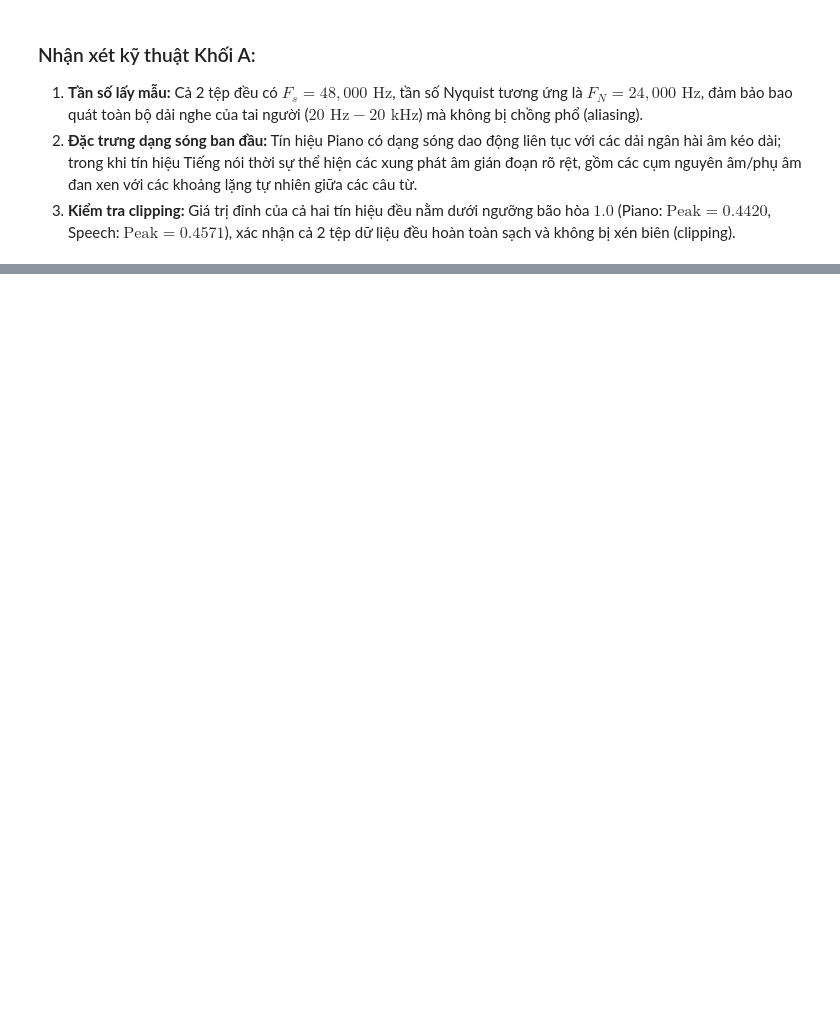
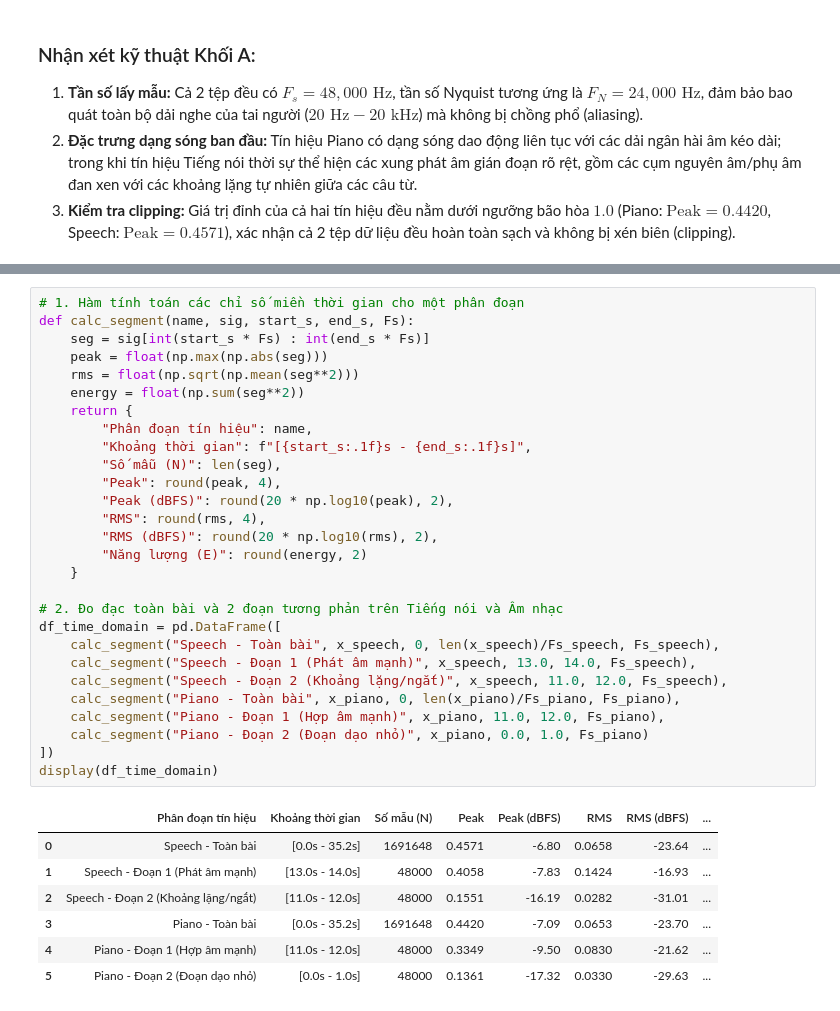
Before and after one commit to vminh16/Lab01_2351260673_NguyenVanMinh, a Jupyter notebook: Lab01_2351260673.ipynb, the cells around one changed output, grey strips where cells are left out. Saved outputs shown, nothing was run; the diff lists cells and outputs as text; blank space fills up the shorter version.

```diff
--- a/Lab01_2351260673.ipynb
+++ b/Lab01_2351260673.ipynb
@@ -81,0 +91,36 @@ plt.show()
+# %%
+# 1. Hàm tính toán các chỉ số miền thời gian cho một phân đoạn
+def calc_segment(name, sig, start_s, end_s, Fs):
+    seg = sig[int(start_s * Fs) : int(end_s * Fs)]
+    peak = float(np.max(np.abs(seg)))
+    rms = float(np.sqrt(np.mean(seg**2)))
+    energy = float(np.sum(seg**2))
+    return {
+        "Phân đoạn tín hiệu": name,
+        "Khoảng thời gian": f"[{start_s:.1f}s - {end_s:.1f}s]",
+        "Số mẫu (N)": len(seg),
+        "Peak": round(peak, 4),
+        "Peak (dBFS)": round(20 * np.log10(peak), 2),
+        "RMS": round(rms, 4),
+        "RMS (dBFS)": round(20 * np.log10(rms), 2),
+        "Năng lượng (E)": round(energy, 2)
+    }
+
+# 2. Đo đạc toàn bài và 2 đoạn tương phản trên Tiếng nói và Âm nhạc
+df_time_domain = pd.DataFrame([
+    calc_segment("Speech - Toàn bài", x_speech, 0, len(x_speech)/Fs_speech, Fs_speech),
+    calc_segment("Speech - Đoạn 1 (Phát âm mạnh)", x_speech, 13.0, 14.0, Fs_speech),
+    calc_segment("Speech - Đoạn 2 (Khoảng lặng/ngắt)", x_speech, 11.0, 12.0, Fs_speech),
+    calc_segment("Piano - Toàn bài", x_piano, 0, len(x_piano)/Fs_piano, Fs_piano),
+    calc_segment("Piano - Đoạn 1 (Hợp âm mạnh)", x_piano, 11.0, 12.0, Fs_piano),
+    calc_segment("Piano - Đoạn 2 (Đoạn dạo nhỏ)", x_piano, 0.0, 1.0, Fs_piano)
+])
+display(df_time_domain)
+# %% [output]
+|  | Phân đoạn tín hiệu | Khoảng thời gian | Số mẫu (N) | Peak | Peak (dBFS) | RMS | RMS (dBFS) | ... |
+| 0 | Speech - Toàn bài | [0.0s - 35.2s] | 1691648 | 0.4571 | -6.80 | 0.0658 | -23.64 | ... |
+| 1 | Speech - Đoạn 1 (Phát âm mạnh) | [13.0s - 14.0s] | 48000 | 0.4058 | -7.83 | 0.1424 | -16.93 | ... |
+| 2 | Speech - Đoạn 2 (Khoảng lặng/ngắt) | [11.0s - 12.0s] | 48000 | 0.1551 | -16.19 | 0.0282 | -31.01 | ... |
+| 3 | Piano - Toàn bài | [0.0s - 35.2s] | 1691648 | 0.4420 | -7.09 | 0.0653 | -23.70 | ... |
+| 4 | Piano - Đoạn 1 (Hợp âm mạnh) | [11.0s - 12.0s] | 48000 | 0.3349 | -9.50 | 0.0830 | -21.62 | ... |
+| 5 | Piano - Đoạn 2 (Đoạn dạo nhỏ) | [0.0s - 1.0s] | 48000 | 0.1361 | -17.32 | 0.0330 | -29.63 | ... |
```
Also changed, not shown: parts of 4 cells of this notebook, 4 other files.
